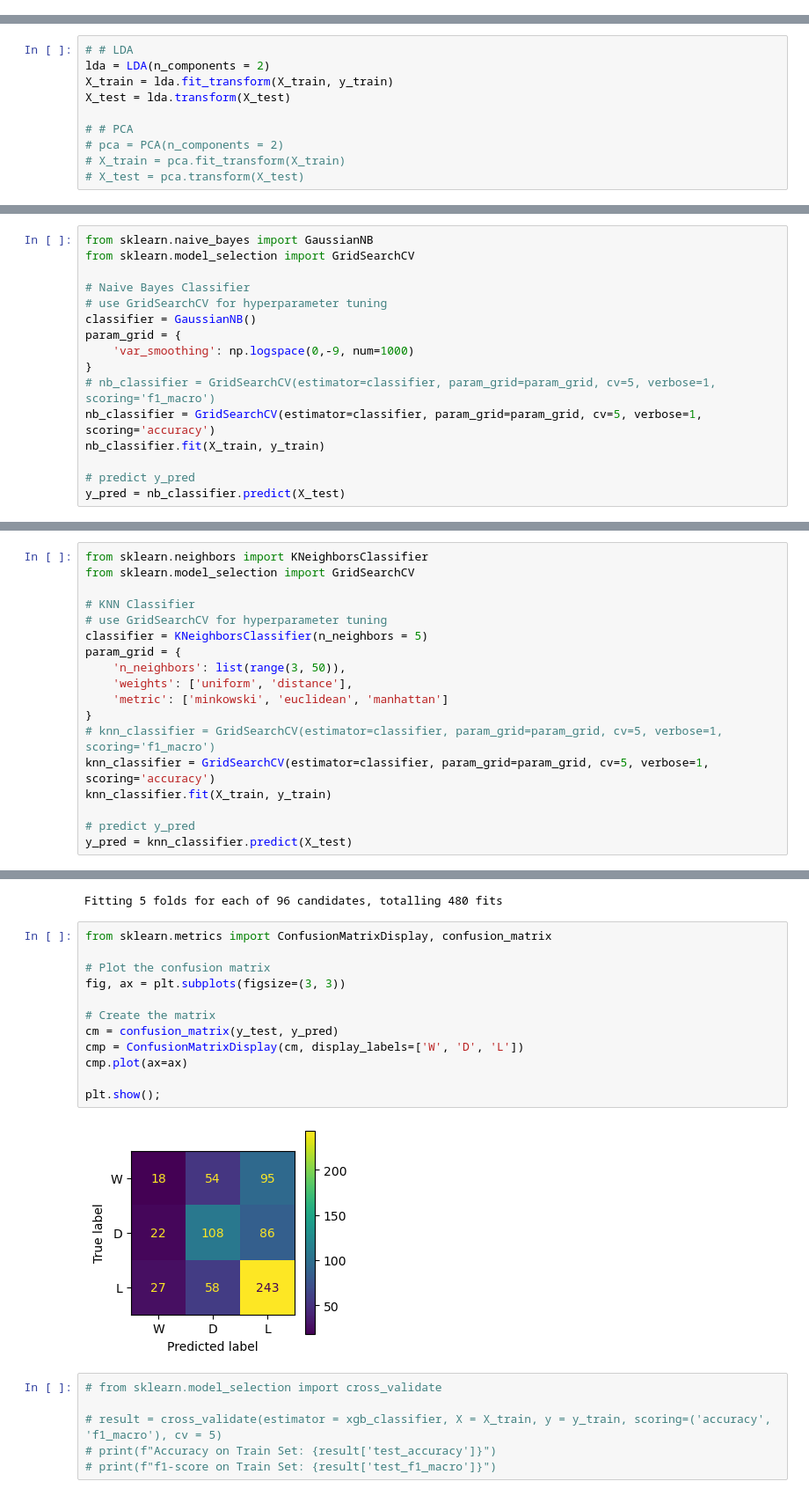
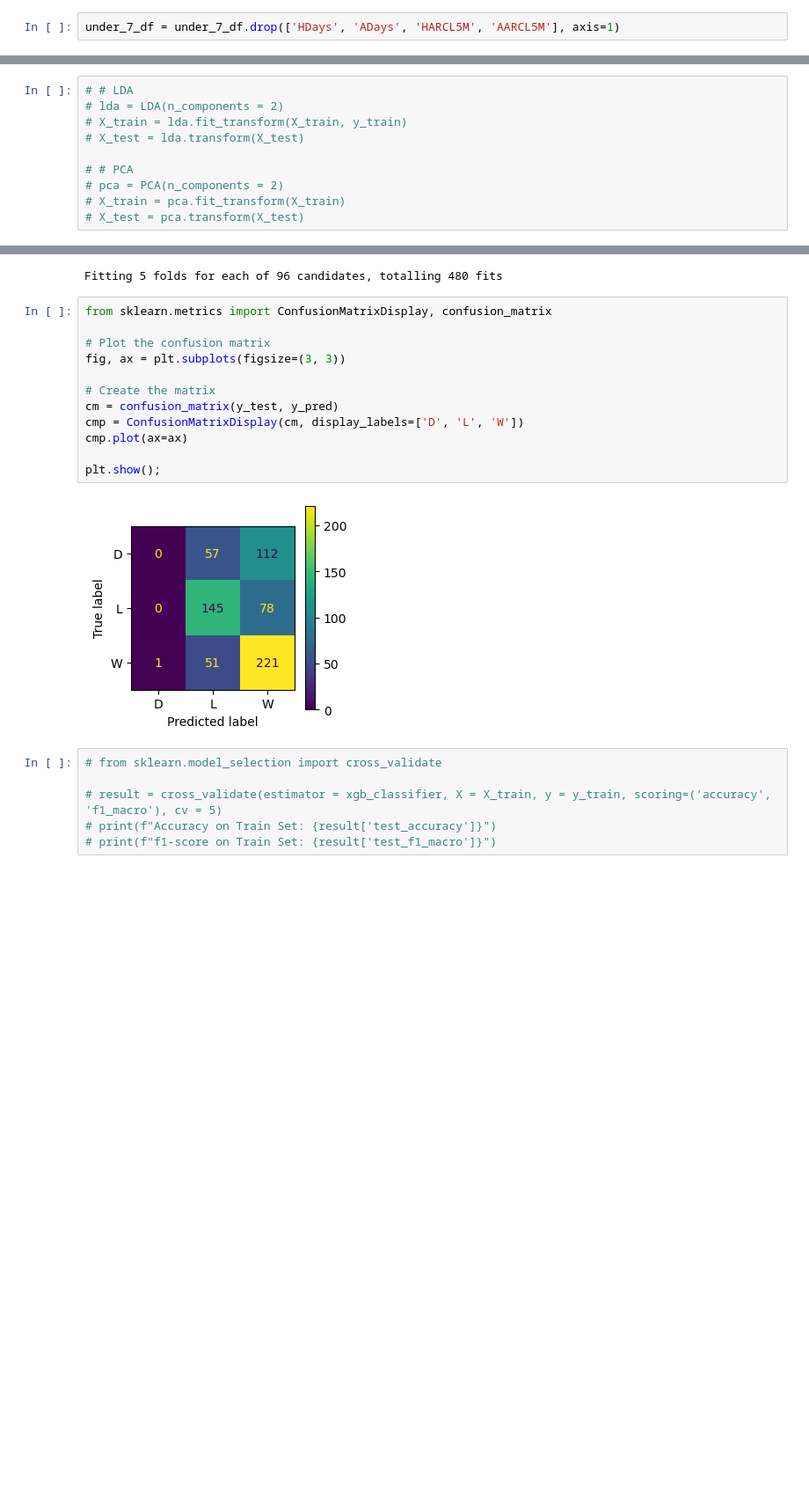
Before and after one commit to schoibs/football-match-prediction, a Jupyter notebook: 3 Model Building.ipynb, the cells around one changed output, grey strips where cells are left out. Shown at 88% size. Cells and saved outputs as stored; diff of their text form; blank space fills up the shorter version.

```diff
--- a/3 Model Building.ipynb
+++ b/3 Model Building.ipynb
@@ -92 +147,3 @@ df.shape
+# %%
+under_7_df = under_7_df.drop(['HDays', 'ADays', 'HARCL5M', 'AARCL5M'], axis=1)
 # %%
@@ -149,9 +228,9 @@ y_train[0]
 ### Dimensionality Reduction Techniques
 # %%
 # # LDA
-lda = LDA(n_components = 2)
-X_train = lda.fit_transform(X_train, y_train)
-X_test = lda.transform(X_test)
+# lda = LDA(n_components = 2)
+# X_train = lda.fit_transform(X_train, y_train)
+# X_test = lda.transform(X_test)
 
 # # PCA
 # pca = PCA(n_components = 2)
@@ -391,16 +548,0 @@ pickle.dump(svc_classifier, open("models/svc_classifier.pkl", "wb"))
-# %%
-from sklearn.naive_bayes import GaussianNB
-from sklearn.model_selection import GridSearchCV
-
-# Naive Bayes Classifier
-# use GridSearchCV for hyperparameter tuning
-classifier = GaussianNB()
-param_grid = {
-    'var_smoothing': np.logspace(0,-9, num=1000)
-}
-# nb_classifier = GridSearchCV(estimator=classifier, param_grid=param_grid, cv=5, verbose=1, scoring='f1_macro')
-nb_classifier = GridSearchCV(estimator=classifier, param_grid=param_grid, cv=5, verbose=1, scoring='accuracy')
-nb_classifier.fit(X_train, y_train)
-
-# predict y_pred
-y_pred = nb_classifier.predict(X_test)
@@ -467,18 +548,0 @@ pickle.dump(nb_classifier, open("models/nb_classifier.pkl", "wb"))
-# %%
-from sklearn.neighbors import KNeighborsClassifier
-from sklearn.model_selection import GridSearchCV
-
-# KNN Classifier
-# use GridSearchCV for hyperparameter tuning
-classifier = KNeighborsClassifier(n_neighbors = 5)
-param_grid = {
-    'n_neighbors': list(range(3, 50)),
-    'weights': ['uniform', 'distance'],
-    'metric': ['minkowski', 'euclidean', 'manhattan']
-}
-# knn_classifier = GridSearchCV(estimator=classifier, param_grid=param_grid, cv=5, verbose=1, scoring='f1_macro')
-knn_classifier = GridSearchCV(estimator=classifier, param_grid=param_grid, cv=5, verbose=1, scoring='accuracy')
-knn_classifier.fit(X_train, y_train)
-
-# predict y_pred
-y_pred = knn_classifier.predict(X_test)
@@ -573,17 +579,17 @@ Fitting 5 folds for each of 96 candidates, totalling 480 fits
 # %%
 from sklearn.metrics import ConfusionMatrixDisplay, confusion_matrix
 
 # Plot the confusion matrix
 fig, ax = plt.subplots(figsize=(3, 3))
 
 # Create the matrix
 cm = confusion_matrix(y_test, y_pred)
-cmp = ConfusionMatrixDisplay(cm, display_labels=['W', 'D', 'L'])
+cmp = ConfusionMatrixDisplay(cm, display_labels=['D', 'L', 'W'])
 cmp.plot(ax=ax)
 
 plt.show();
 # %% [output]
-[figure, old version]
+[figure, new version]
 # %%
 # from sklearn.model_selection import cross_validate
 
```
Also changed, not shown: parts of 80 cells of this notebook, 18 other files.
